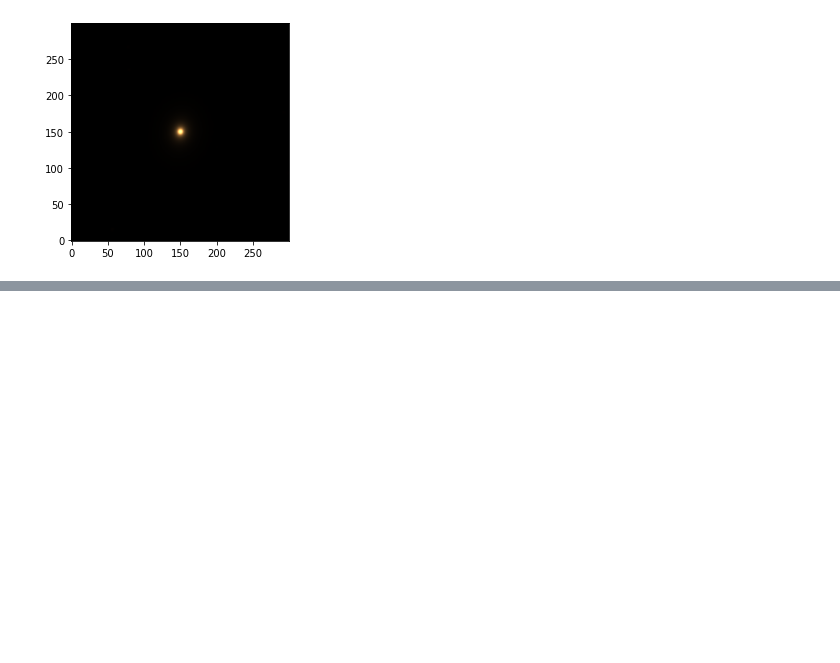
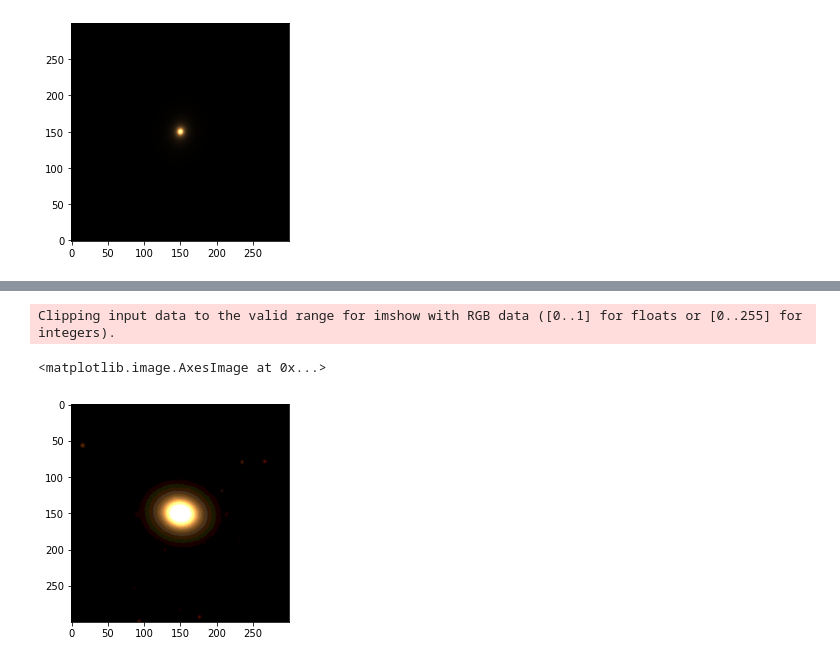
Before and after one commit to patricialarsen/emulator_utils, a Jupyter notebook: notebooks/igr_image.ipynb, the cells around one changed output, grey strips where cells are left out. Drawn from its saved outputs; the diff is of its cells as text; code cells hidden in the pictures; blank space fills up the shorter version.

```diff
--- a/notebooks/igr_image.ipynb
+++ b/notebooks/igr_image.ipynb
@@ -27,0 +61,21 @@ plt.imshow(norm_mat.astype(np.uint8), origin='lower')
+# %%
+pixmax = 255 #self._uint8Max
+r0, g0, b0 = igr           # copies -- could work row by row to minimise memory usage
+
+with np.errstate(invalid='ignore', divide='ignore'): # n.b. np.where doesn't (and can't) short-circuit
+    for i, c in enumerate(igr):
+        c = np.where(r0 > g0,
+                     np.where(r0 > b0,
+                     np.where(r0 >= pixmax, c*pixmax/r0, c),
+                     np.where(b0 >= pixmax, c*pixmax/b0, c)),
+                     np.where(g0 > b0,
+                     np.where(g0 >= pixmax, c*pixmax/g0, c),
+                     np.where(b0 >= pixmax, c*pixmax/b0, c))).astype(np.uint8)
+        c[c > pixmax] = pixmax
+        igr[i] = c
+# %%
+plt.imshow( np.array(igr).transpose()/10 )
+# %% [output]
+Clipping input data to the valid range for imshow with RGB data ([0..1] for floats or [0..255] for integers).
+<matplotlib.image.AxesImage at 0x...>
+[figure, added]
```
Also changed, not shown: parts of 2 cells of this notebook.
